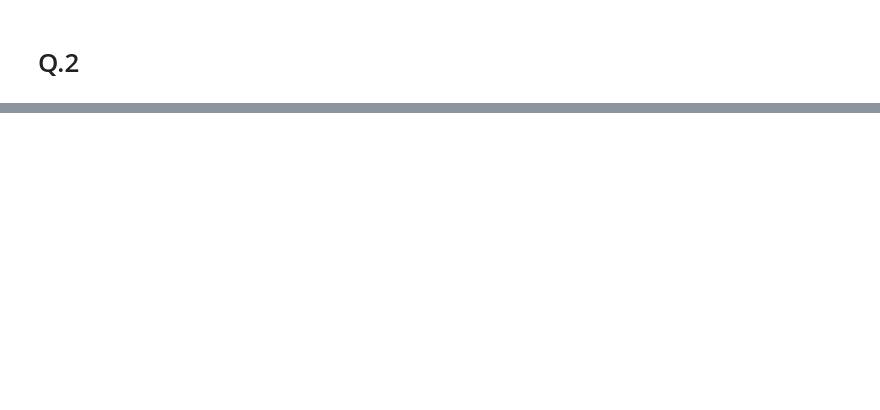
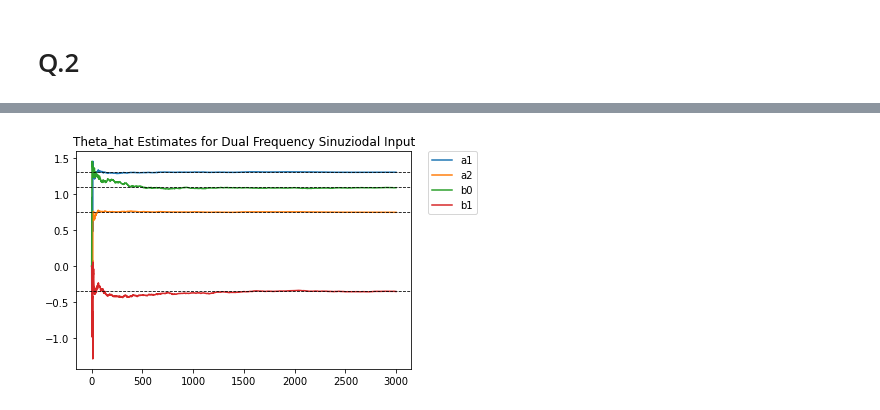
Before and after one commit to cplan082-tech/Adaptive_Control, a Jupyter notebook: assignments/A1/A1.ipynb, the cells around one changed output, grey strips where cells are left out. Cells and saved outputs as stored; diff of their text form; code cells hidden in the pictures; blank space fills up the shorter version.

```diff
--- a/assignments/A1/A1.ipynb
+++ b/assignments/A1/A1.ipynb
@@ -154,0 +172,4 @@ mpl.legend(bbox_to_anchor=(1.05, 1), loc=2, borderaxespad=0, labels=df_lst[2].co
+# %%
+theta_hat_ploter(df_lst[2], 'Theta_hat Estimates for Dual Frequency Sinuziodal Input')
+# %% [output]
+[figure, added]
```
Also changed, not shown: parts of 16 cells of this notebook, 1 other file.
